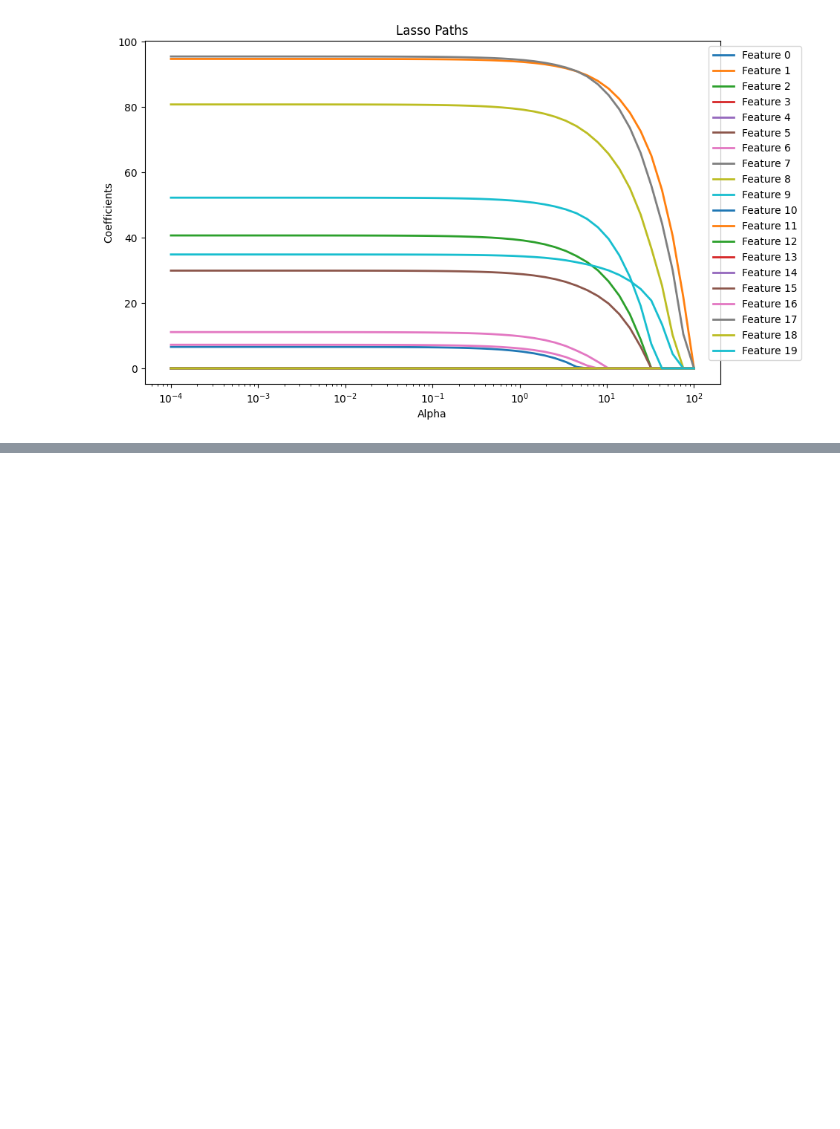
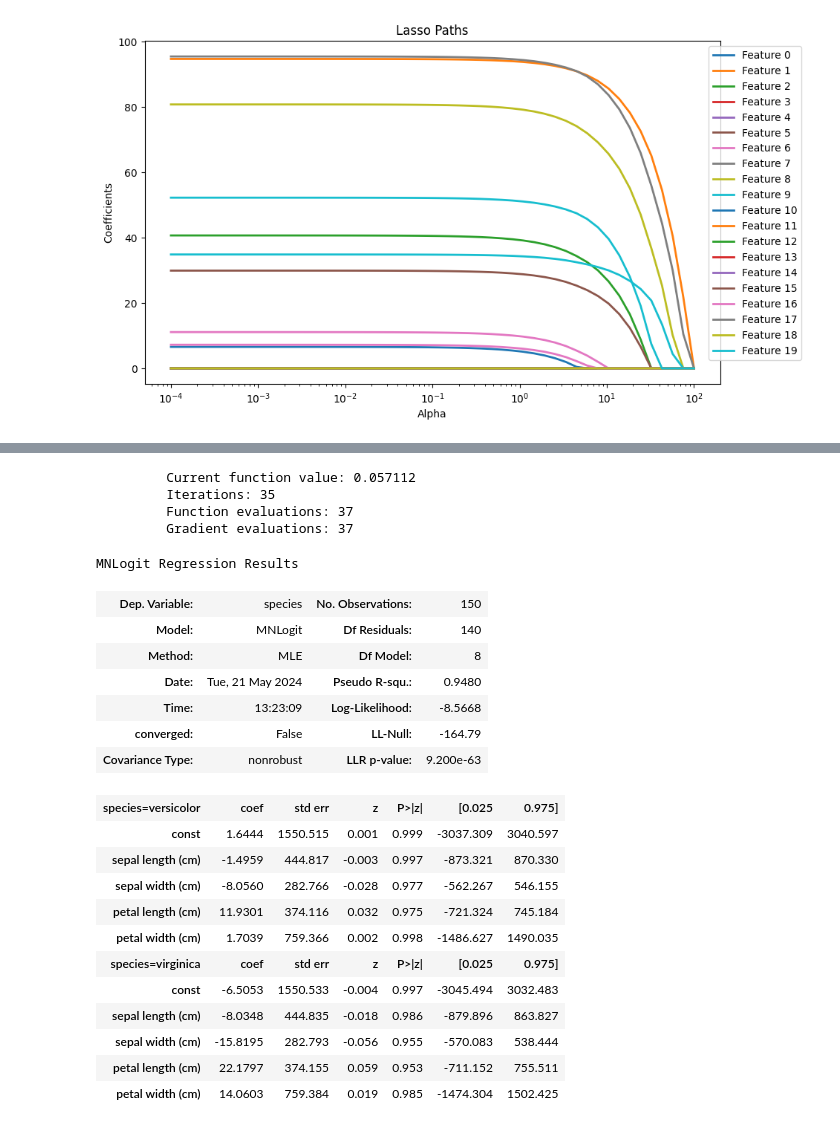
Before and after one commit to Versus-91/aitoolkit, a Jupyter notebook: test.ipynb, the cells around one changed output, grey strips where cells are left out. Drawn from its saved outputs; the diff is of its cells as text; code cells hidden in the pictures; blank space fills up the shorter version.

```diff
--- a/test.ipynb
+++ b/test.ipynb
@@ -1352,0 +1402,56 @@ array([[ 1.20012561, -0.84282004],
+# %%
+import statsmodels.api as sm
+from sklearn.datasets import load_iris
+import pandas as pd
+
+# Load Iris dataset
+iris = load_iris()
+
+# Convert Iris dataset into a DataFrame
+iris_df = pd.DataFrame(data=iris.data, columns=iris.feature_names)
+iris_df['species'] = iris.target
+
+# Rename target variable values to species names
+iris_df['species'] = iris_df['species'].map({0: 'setosa', 1: 'versicolor', 2: 'virginica'})
+
+# Define independent variables (features)
+X = iris_df[iris.feature_names]
+
+# Define dependent variable
+y = iris_df['species']
+
+# Add constant term to independent variables
+X = sm.add_constant(X)
+
+# Fit multinomial logistic regression model
+model = sm.MNLogit(y, X)
+result = model.fit(method='bfgs')
+summary = result.summary()
+summary_table = summary.tables[1].data[0:]
+# Display summary of the model
+display(result.summary())
+# %% [output]
+         Current function value: 0.057112
+         Iterations: 35
+         Function evaluations: 37
+         Gradient evaluations: 37
+MNLogit Regression Results
+| Dep. Variable: | species | No. Observations: | 150 |
+| Model: | MNLogit | Df Residuals: | 140 |
+| Method: | MLE | Df Model: | 8 |
+| Date: | Tue, 21 May 2024 | Pseudo R-squ.: | 0.9480 |
+| Time: | 13:23:09 | Log-Likelihood: | -8.5668 |
+| converged: | False | LL-Null: | -164.79 |
+| Covariance Type: | nonrobust | LLR p-value: | 9.200e-63 |
+| species=versicolor | coef | std err | z | P>|z| | [0.025 | 0.975] |
+| const | 1.6444 | 1550.515 | 0.001 | 0.999 | -3037.309 | 3040.597 |
+| sepal length (cm) | -1.4959 | 444.817 | -0.003 | 0.997 | -873.321 | 870.330 |
+| sepal width (cm) | -8.0560 | 282.766 | -0.028 | 0.977 | -562.267 | 546.155 |
+| petal length (cm) | 11.9301 | 374.116 | 0.032 | 0.975 | -721.324 | 745.184 |
+| petal width (cm) | 1.7039 | 759.366 | 0.002 | 0.998 | -1486.627 | 1490.035 |
+| species=virginica | coef | std err | z | P>|z| | [0.025 | 0.975] |
+| const | -6.5053 | 1550.533 | -0.004 | 0.997 | -3045.494 | 3032.483 |
+| sepal length (cm) | -8.0348 | 444.835 | -0.018 | 0.986 | -879.896 | 863.827 |
+| sepal width (cm) | -15.8195 | 282.793 | -0.056 | 0.955 | -570.083 | 538.444 |
+| petal length (cm) | 22.1797 | 374.155 | 0.059 | 0.953 | -711.152 | 755.511 |
+| petal width (cm) | 14.0603 | 759.384 | 0.019 | 0.985 | -1474.304 | 1502.425 |
```
Also changed, not shown: parts of 3 cells of this notebook, 2 other files.
